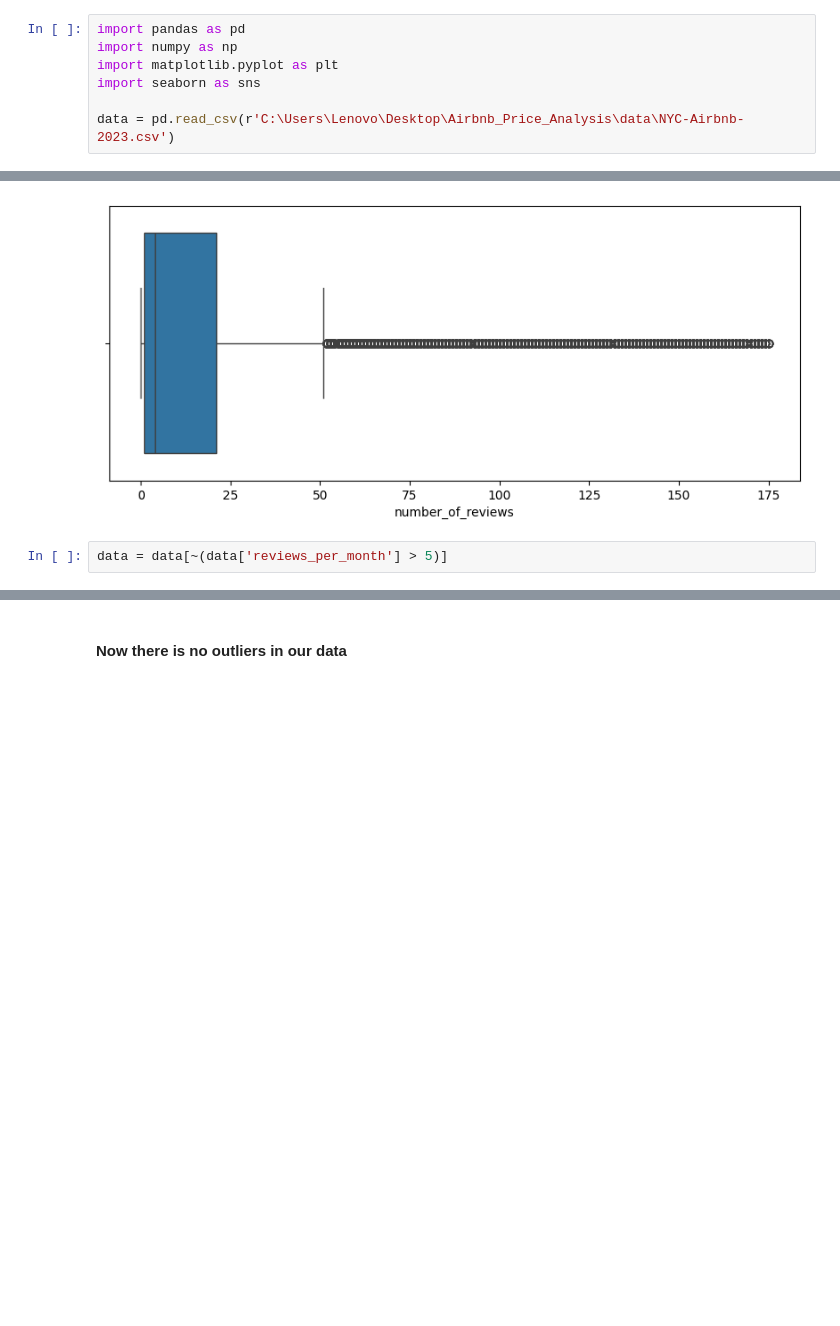
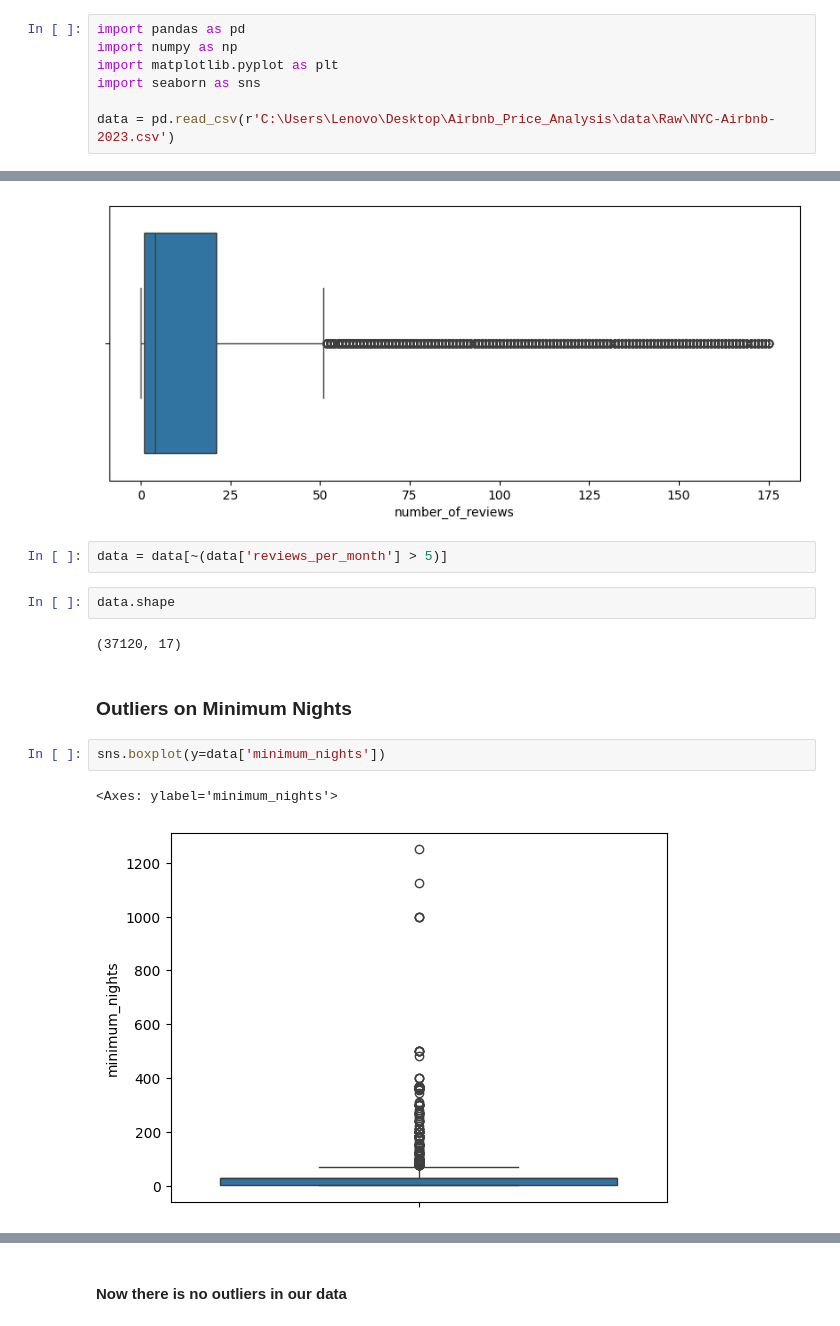
Before and after one commit to Ankit6174/Airbnb-Price-Analysis, a Jupyter notebook: notebooks/data_cleaning.ipynb, the cells around one changed output, grey strips where cells are left out. Saved outputs shown, nothing was run; the diff lists cells and outputs as text; blank space fills up the shorter version.

```diff
--- a/notebooks/data_cleaning.ipynb
+++ b/notebooks/data_cleaning.ipynb
@@ -6,7 +6,7 @@ import numpy as np
 import matplotlib.pyplot as plt
 import seaborn as sns
 
-data = pd.read_csv(r'C:\Users\Lenovo\Desktop\Airbnb_Price_Analysis\data\NYC-Airbnb-2023.csv')
+data = pd.read_csv(r'C:\Users\Lenovo\Desktop\Airbnb_Price_Analysis\data\Raw\NYC-Airbnb-2023.csv')
 # %%
 data.head()
 # %% [output]
@@ -196,3 +196,14 @@ plt.show()
 [figure]
 # %%
 data = data[~(data['reviews_per_month'] > 5)]
+# %%
+data.shape
+# %% [output]
+(37120, 17)
+# %% [markdown]
+### Outliers on Minimum Nights
+# %%
+sns.boxplot(y=data['minimum_nights'])
+# %% [output]
+<Axes: ylabel='minimum_nights'>
+[figure, added]
```
Also changed, not shown: parts of 3 cells of this notebook, 22 other files.
